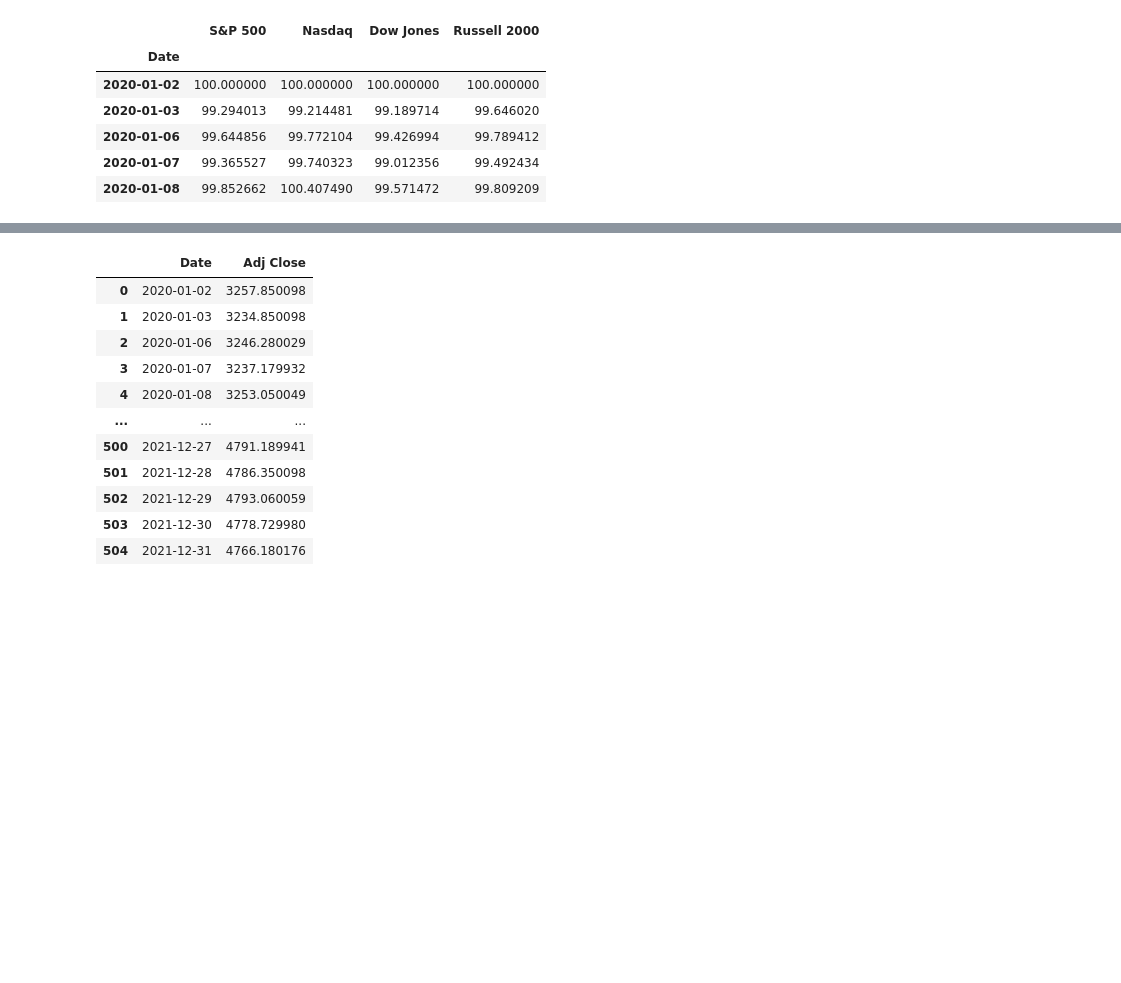
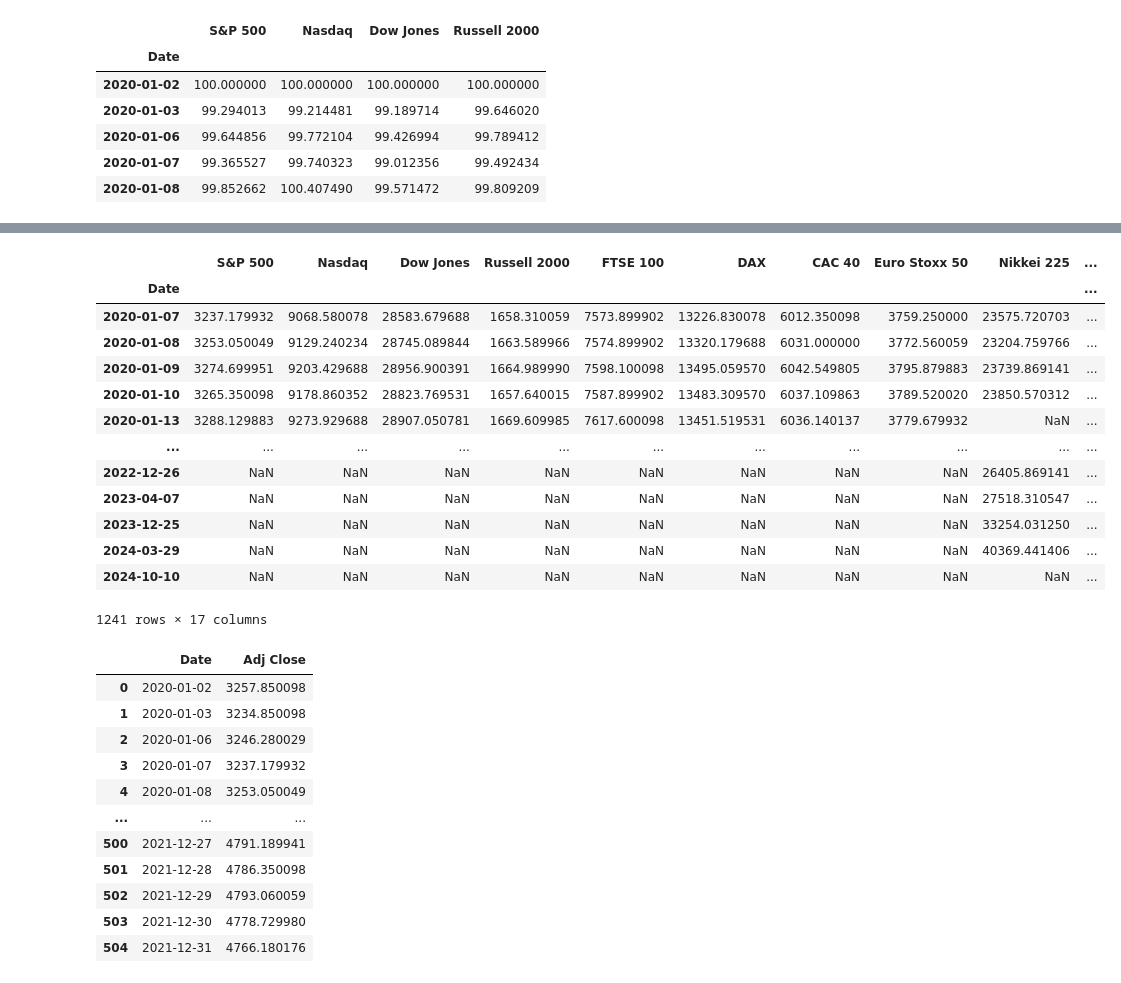
Before and after one commit to jhersoncueva/FIN_ECO, a Jupyter notebook: scrapping/Stock Data Yahoo/yahoo_spy.ipynb, the cells around one changed output, grey strips where cells are left out. Drawn from its saved outputs; the diff is of its cells as text; code cells hidden in the pictures; blank space fills up the shorter version.

```diff
--- a/scrapping/Stock Data Yahoo/yahoo_spy.ipynb
+++ b/scrapping/Stock Data Yahoo/yahoo_spy.ipynb
@@ -146,3 +146,20 @@ See the caveats in the documentation: https://pandas.pydata.org/pandas-docs/stab
+# %%
+indices_data
+# %% [output]
+|  | S&P 500 | Nasdaq | Dow Jones | Russell 2000 | FTSE 100 | DAX | CAC 40 | Euro Stoxx 50 | Nikkei 225 | ... |
+| Date |  |  |  |  |  |  |  |  |  | ... |
+| 2020-01-07 | 3237.179932 | 9068.580078 | 28583.679688 | 1658.310059 | 7573.899902 | 13226.830078 | 6012.350098 | 3759.250000 | 23575.720703 | ... |
+| 2020-01-08 | 3253.050049 | 9129.240234 | 28745.089844 | 1663.589966 | 7574.899902 | 13320.179688 | 6031.000000 | 3772.560059 | 23204.759766 | ... |
+| 2020-01-09 | 3274.699951 | 9203.429688 | 28956.900391 | 1664.989990 | 7598.100098 | 13495.059570 | 6042.549805 | 3795.879883 | 23739.869141 | ... |
+| 2020-01-10 | 3265.350098 | 9178.860352 | 28823.769531 | 1657.640015 | 7587.899902 | 13483.309570 | 6037.109863 | 3789.520020 | 23850.570312 | ... |
+| 2020-01-13 | 3288.129883 | 9273.929688 | 28907.050781 | 1669.609985 | 7617.600098 | 13451.519531 | 6036.140137 | 3779.679932 | NaN | ... |
+| ... | ... | ... | ... | ... | ... | ... | ... | ... | ... | ... |
+| 2022-12-26 | NaN | NaN | NaN | NaN | NaN | NaN | NaN | NaN | 26405.869141 | ... |
+| 2023-04-07 | NaN | NaN | NaN | NaN | NaN | NaN | NaN | NaN | 27518.310547 | ... |
+| 2023-12-25 | NaN | NaN | NaN | NaN | NaN | NaN | NaN | NaN | 33254.031250 | ... |
+| 2024-03-29 | NaN | NaN | NaN | NaN | NaN | NaN | NaN | NaN | 40369.441406 | ... |
+| 2024-10-10 | NaN | NaN | NaN | NaN | NaN | NaN | NaN | NaN | NaN | ... |
+1241 rows × 17 columns
 # %%
 import pandas as pd
 df = pd.read_excel("C:/Users/HP SUPPORT/documents/GitHub/FINANCE_ECONOMICA/scrapping/Stock Data Yahoo/SPY.xlsx")
```
Also changed, not shown: parts of 7 cells of this notebook.
